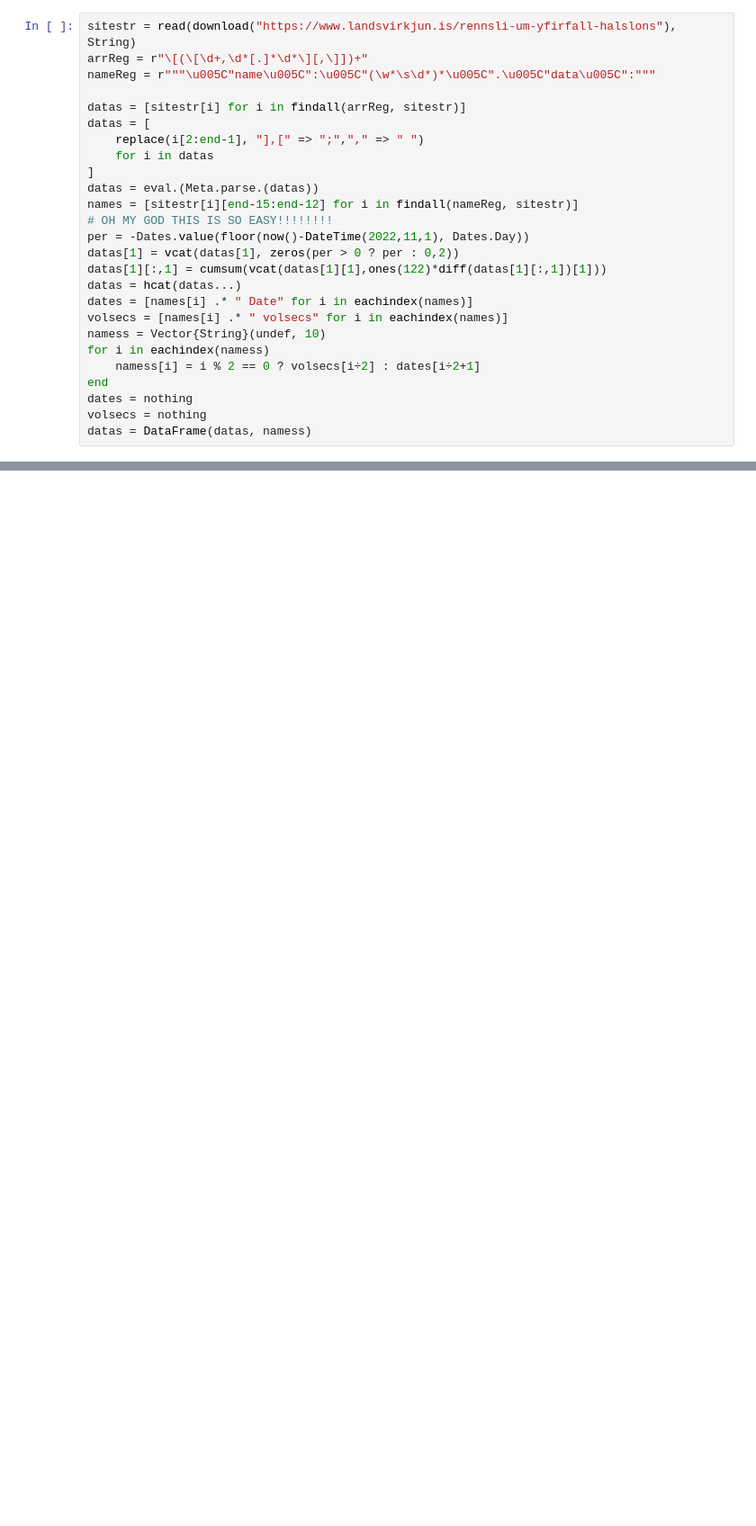
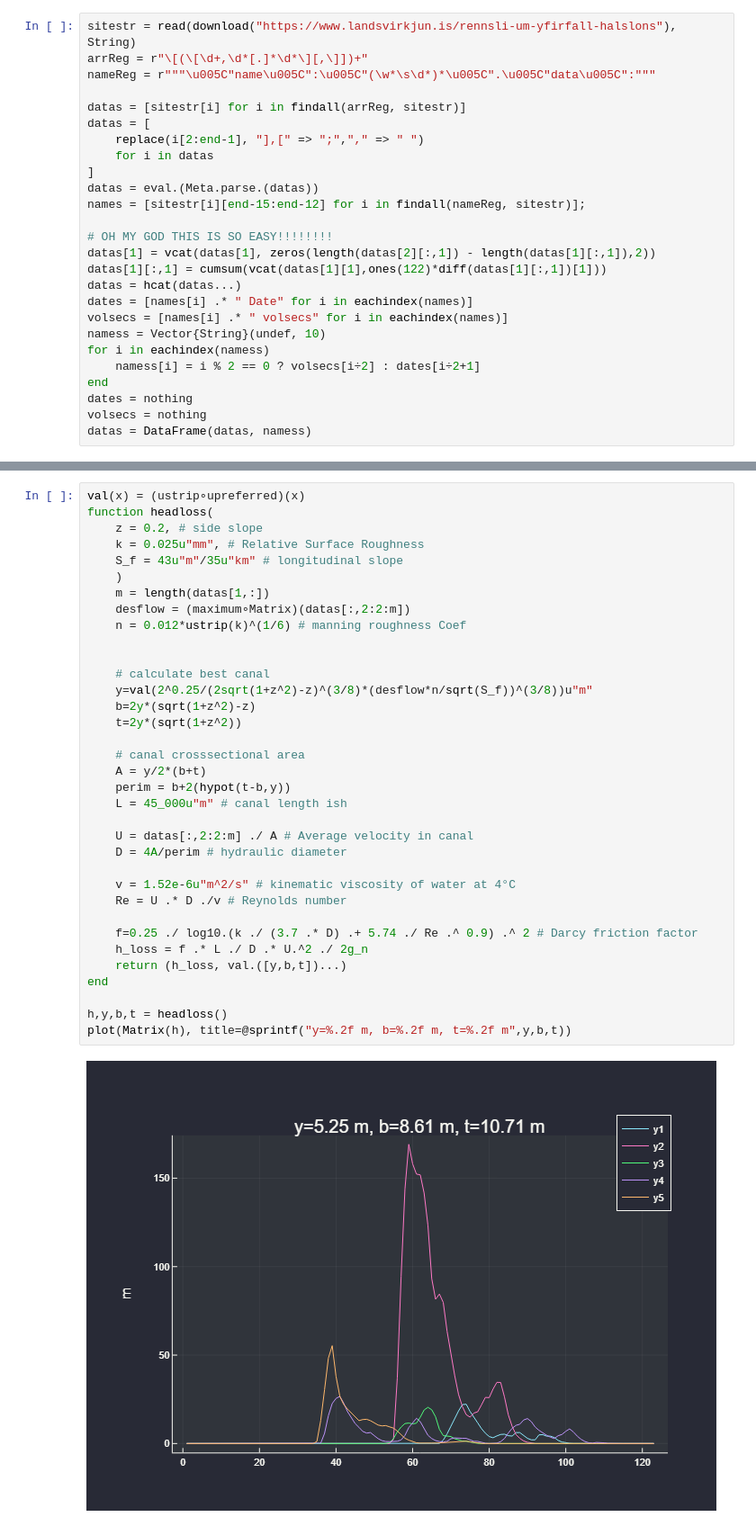
Before and after one commit to AwesomeQuest/ORKAHopverk, a Jupyter notebook: hopverk.ipynb, the cells around one changed output, grey strips where cells are left out. Shown: that part at 90% size. Drawn from its saved outputs; the diff is of its cells as text; blank space fills up the shorter version.

```diff
--- a/hopverk.ipynb
+++ b/hopverk.ipynb
@@ -22,10 +43,10 @@ datas = [
 	for i in datas
 ]
 datas = eval.(Meta.parse.(datas))
-names = [sitestr[i][end-15:end-12] for i in findall(nameReg, sitestr)]
+names = [sitestr[i][end-15:end-12] for i in findall(nameReg, sitestr)];
+
 # OH MY GOD THIS IS SO EASY!!!!!!!!
-per = -Dates.value(floor(now()-DateTime(2022,11,1), Dates.Day))
-datas[1] = vcat(datas[1], zeros(per > 0 ? per : 0,2))
+datas[1] = vcat(datas[1], zeros(length(datas[2][:,1]) - length(datas[1][:,1]),2))
 datas[1][:,1] = cumsum(vcat(datas[1][1],ones(122)*diff(datas[1][:,1])[1]))
 datas = hcat(datas...)
 dates = [names[i] .* " Date" for i in eachindex(names)]
@@ -135,0 +200,37 @@ plot(Matrix(h), labels = reshape(DataFrames.names(h), 1,5))
+# %%
+val(x) = (ustrip∘upreferred)(x)
+function headloss(
+	z = 0.2, # side slope
+	k = 0.025u"mm", # Relative Surface Roughness
+	S_f = 43u"m"/35u"km" # longitudinal slope
+	)
+	m = length(datas[1,:])
+	desflow = (maximum∘Matrix)(datas[:,2:2:m])
+	n = 0.012*ustrip(k)^(1/6) # manning roughness Coef
+
+
+	# calculate best canal
+	y=val(2^0.25/(2sqrt(1+z^2)-z)^(3/8)*(desflow*n/sqrt(S_f))^(3/8))u"m"
+	b=2y*(sqrt(1+z^2)-z)
+	t=2y*(sqrt(1+z^2))
+
+	# canal crosssectional area
+	A = y/2*(b+t)
+	perim = b+2(hypot(t-b,y))
+	L = 45_000u"m" # canal length ish
+
+	U = datas[:,2:2:m] ./ A # Average velocity in canal
+	D = 4A/perim # hydraulic diameter
+
+	v = 1.52e-6u"m^2/s" # kinematic viscosity of water at 4°C
+	Re = U .* D ./v # Reynolds number
+
+	f=0.25 ./ log10.(k ./ (3.7 .* D) .+ 5.74 ./ Re .^ 0.9) .^ 2 # Darcy friction factor
+	h_loss = f .* L ./ D .* U.^2 ./ 2g_n
+	return (h_loss, val.([y,b,t])...)
+end
+
+h,y,b,t = headloss()
+plot(Matrix(h), title=@sprintf("y=%.2f m, b=%.2f m, t=%.2f m",y,b,t))
+# %% [output]
+[figure, added]
```
Also changed, not shown: parts of 14 cells of this notebook.
